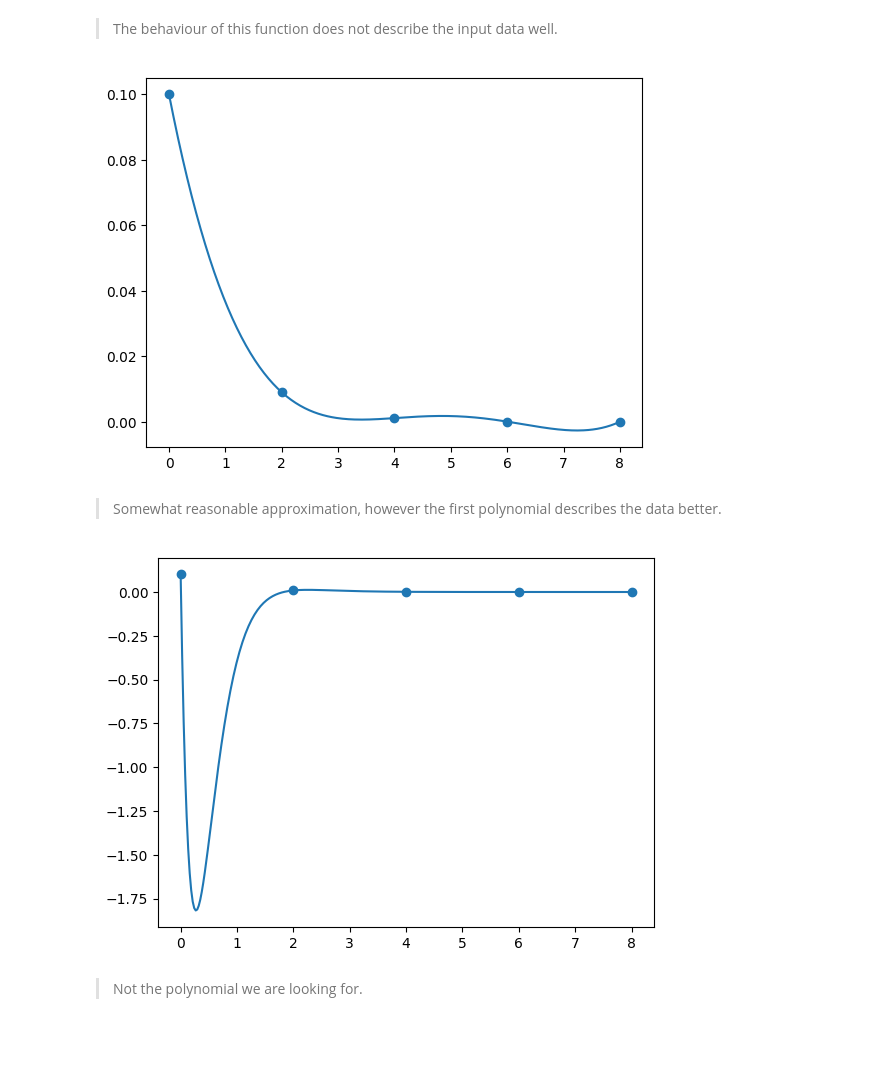
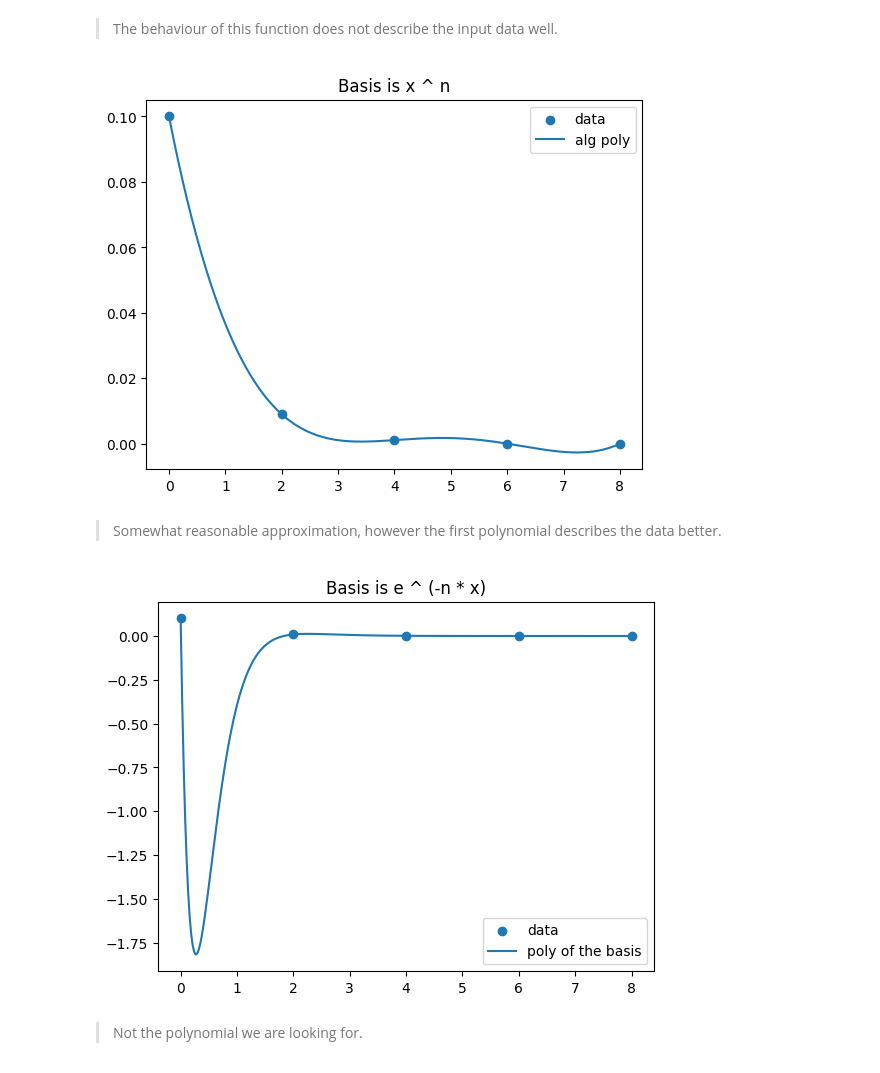
Before and after one commit to ivo3123/NumericalMethods, a Jupyter notebook: exam1_preparation/task8.ipynb, the cells around one changed output. Saved outputs shown, nothing was run; the diff lists cells and outputs as text; code cells hidden in the pictures; blank space fills up the shorter version.

```diff
--- a/exam1_preparation/task8.ipynb
+++ b/exam1_preparation/task8.ipynb
@@ -43,17 +47,21 @@ plt.show()
 # %%
 plt.scatter(nodes, values)
 plt.plot(x_axis, alg_poly(nodes, values, x_axis))
+plt.title('Basis is x ^ n')
+plt.legend(['data', 'alg poly'])
 plt.show()
 # %% [output]
-[figure, old version]
+[figure, new version]
 # %% [markdown]
 > Somewhat reasonable approximation, however the first polynomial describes the data better.
 # %%
 plt.scatter(nodes, values)
 plt.plot(x_axis, basis_poly(nodes, values, x_axis, lambda x, n: np.e ** (-n * x)))
+plt.title('Basis is e ^ (-n * x)')
+plt.legend(['data', 'poly of the basis'])
 plt.show()
 # %% [output]
-[figure, old version]
+[figure, new version]
 # %% [markdown]
 > Not the polynomial we are looking for.
 # %%
```
Also changed, not shown: parts of 3 cells of this notebook.
